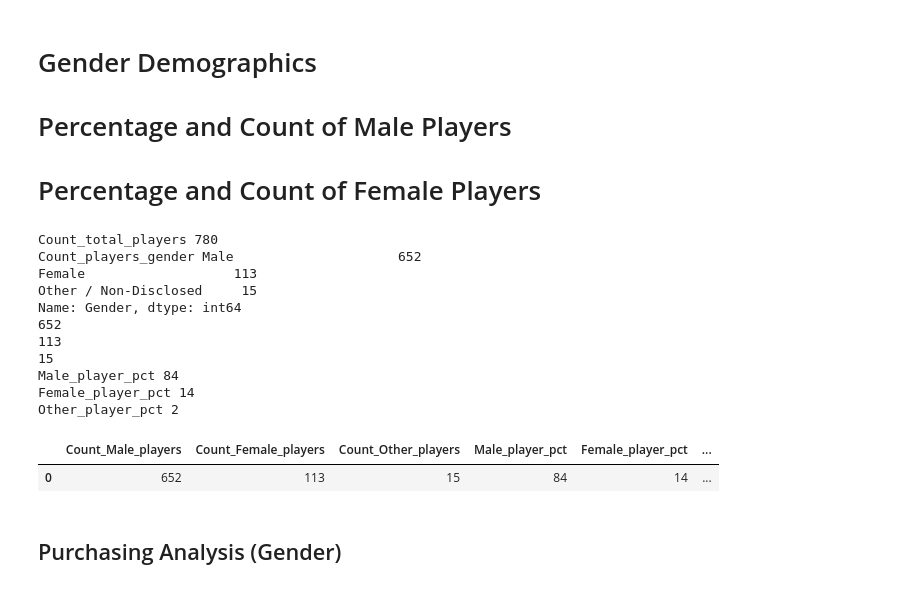
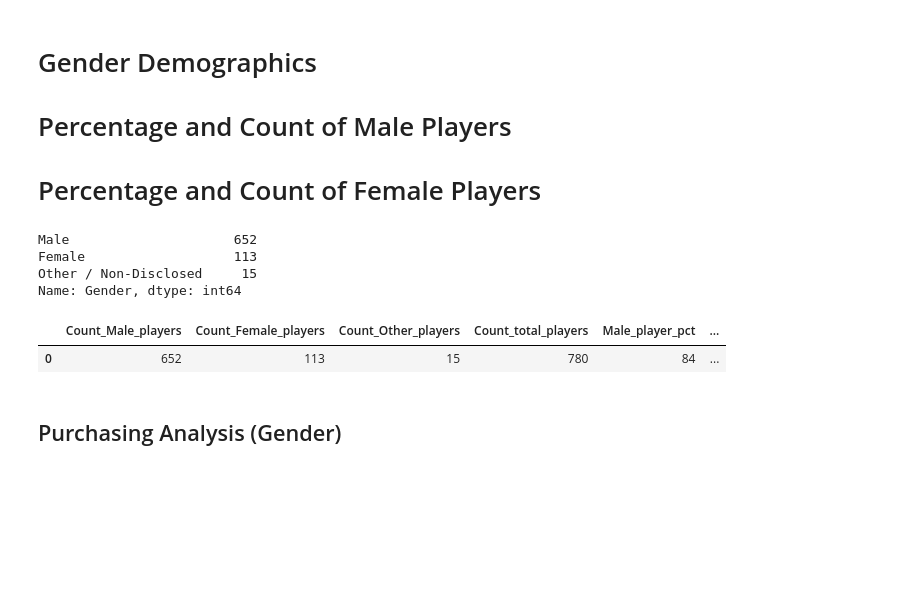
Before and after one commit to shreymukh/Shreya, a Jupyter notebook: Pandas_Challenge/HeroesofPymoli/HeroesOfPymoli_starter.ipynb, the cells around one changed output. Saved outputs shown, nothing was run; the diff lists cells and outputs as text; code cells hidden in the pictures; blank space fills up the shorter version.

```diff
--- a/Pandas_Challenge/HeroesofPymoli/HeroesOfPymoli_starter.ipynb
+++ b/Pandas_Challenge/HeroesofPymoli/HeroesOfPymoli_starter.ipynb
@@ -96,81 +81,53 @@ Number_of_purchases 780
 # Percentage and Count of Female Players
 # %%
 
-# Percentage and Count of Male Players
-# Percentage and Count of Female Players
-# Percentage and Count of Other / Non-Disclosed
+#Count of all players genderwise
+Count_players_gender = purchase_data["Gender"].value_counts()
 
 #Total count of players
 Count_total_players = len(purchase_data["Gender"])
-print("Count_total_players", Count_total_players)
 
-#Count of all players genderwise
-Count_players_gender = purchase_data["Gender"].value_counts()
-print("Count_players_gender", Count_players_gender)
+# Percentage and Count of Male Players
+Count_Male_players = len(purchase_data[purchase_data['Gender']== "Male"])
 
-#Count of male players
-
-Count_Male_players = len(purchase_data[purchase_data['Gender']== "Male"])
-print(Count_Male_players)
-
-#Count of female players
-
-Count_Female_players = len(purchase_data[purchase_data['Gender']== "Female"])
-print(Count_Female_players)
-
-#Count of Other players
-Count_Other_players =  len(purchase_data[purchase_data['Gender']== "Other / Non-Disclosed"])
-print(Count_Other_players)
+Male_player_pct = round((Count_Male_players)/(Count_total_players)*100)
 
 
-#Percentage of male players
+# Percentage and Count of Female Players
+Count_Female_players = len(purchase_data[purchase_data['Gender']== "Female"])
 
-Male_player_pct = round((Count_Male_players)/(Count_total_players)*100)
-print("Male_player_pct", Male_player_pct)
+Female_player_pct = round((Count_Female_players)/(Count_total_players)*100)
 
 
-#Percentage of female players
+# Percentage and Count of Other / Non-Disclosed
+Count_Other_players =  len(purchase_data[purchase_data['Gender']== "Other / Non-Disclosed"])
 
-Female_player_pct = round((Count_Female_players)/(Count_total_players)*100)
-print("Female_player_pct", Female_player_pct)
+Other_player_pct = round((Count_Other_players)/(Count_total_players)*100)
 
 
-#Percentage of other players
-
-Other_player_pct = round((Count_Other_players)/(Count_total_players)*100)
-print("Other_player_pct", Other_player_pct)
+Count_players_gender
 # %% [output]
-Count_total_players 780
-Count_players_gender Male                     652
+Male                     652
 Female                   113
 Other / Non-Disclosed     15
 Name: Gender, dtype: int64
-652
-113
-15
-Male_player_pct 84
-Female_player_pct 14
-Other_player_pct 2
 # %%
 # Summary of Count and percentage of Players by Gender
-
-import pandas as pd
 
 player_gender_summary_df = pd.DataFrame()
 
 player_gender_summary_df["Count_Male_players"] = [Count_Male_players]
-player_gender_summary_df["Count_Female_players"] =[Count_Female_players]
-player_gender_summary_df["Count_Other_players"] =[Count_Other_players]
+player_gender_summary_df["Count_Female_players"] = [Count_Female_players]
+player_gender_summary_df["Count_Other_players"] = [Count_Other_players]
+player_gender_summary_df["Count_total_players"] = [Count_total_players]
 player_gender_summary_df["Male_player_pct"] =  [Male_player_pct]
-player_gender_summary_df["Female_player_pct"]= [Female_player_pct]
-player_gender_summary_df["Other_player_pct"] = [Other_player_pct]
+player_gender_summary_df["Female_player_pct"] = [Female_player_pct]
+player_gender_summary_df["Other_player_pct"]  = [Other_player_pct]
 
 player_gender_summary_df
-
-#player_gender_summary_df.style.format({{"Male_player_pct": "{:.2f}%}",{"Female_player_pct": "{:.2f}%}", {"Other_player_pct": "{:.2f}%}"}})
 # %% [output]
-|  | Count_Male_players | Count_Female_players | Count_Other_players | Male_player_pct | Female_player_pct | ... |
-| 0 | 652 | 113 | 15 | 84 | 14 | ... |
+|  | Count_Male_players | Count_Female_players | Count_Other_players | Count_total_players | Male_player_pct | ... |
+| 0 | 652 | 113 | 15 | 780 | 84 | ... |
 # %% [markdown]
 ## Purchasing Analysis (Gender)
 # %% [markdown]
```
Also changed, not shown: parts of 24 cells of this notebook, 1 other file.
